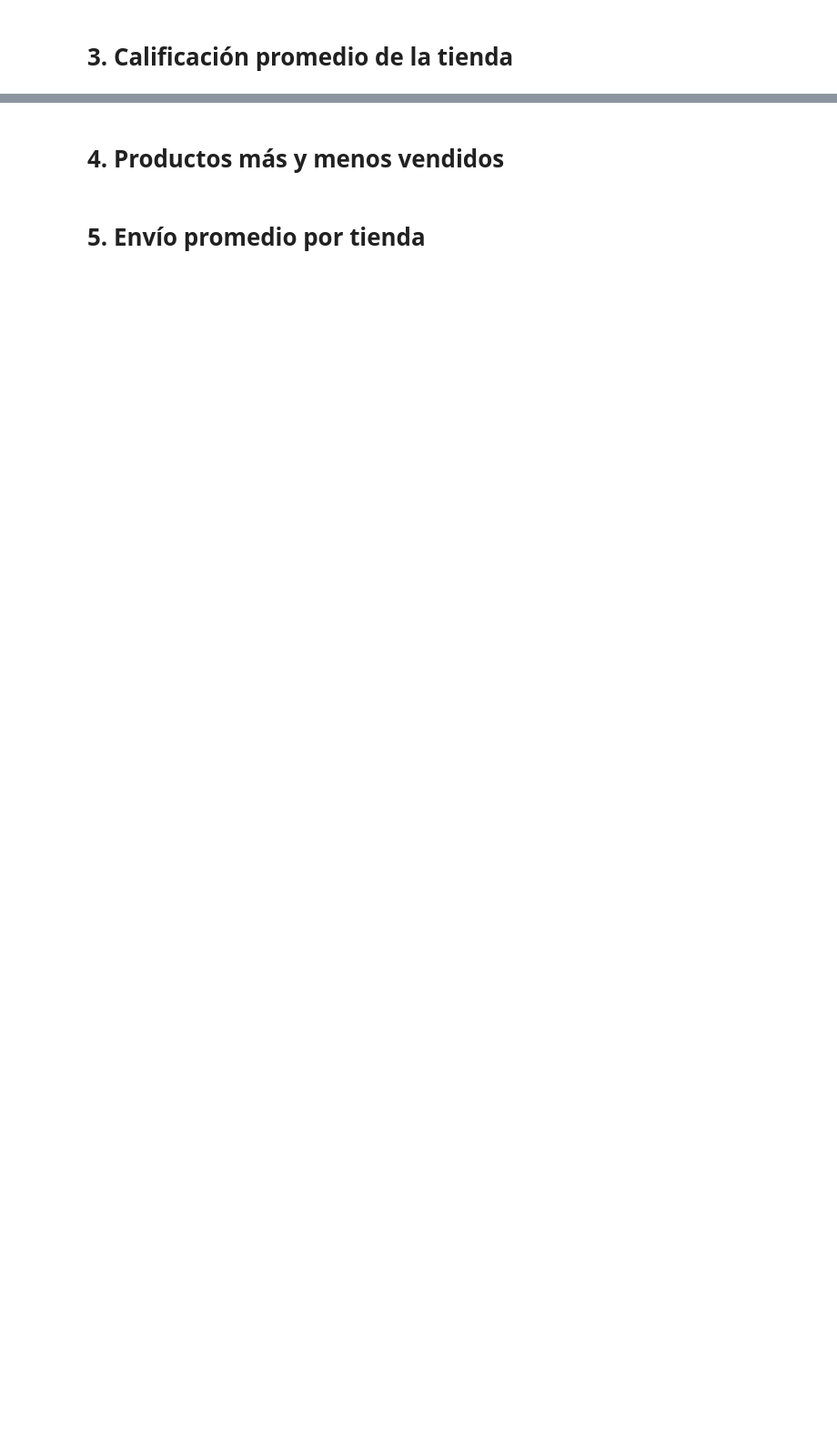
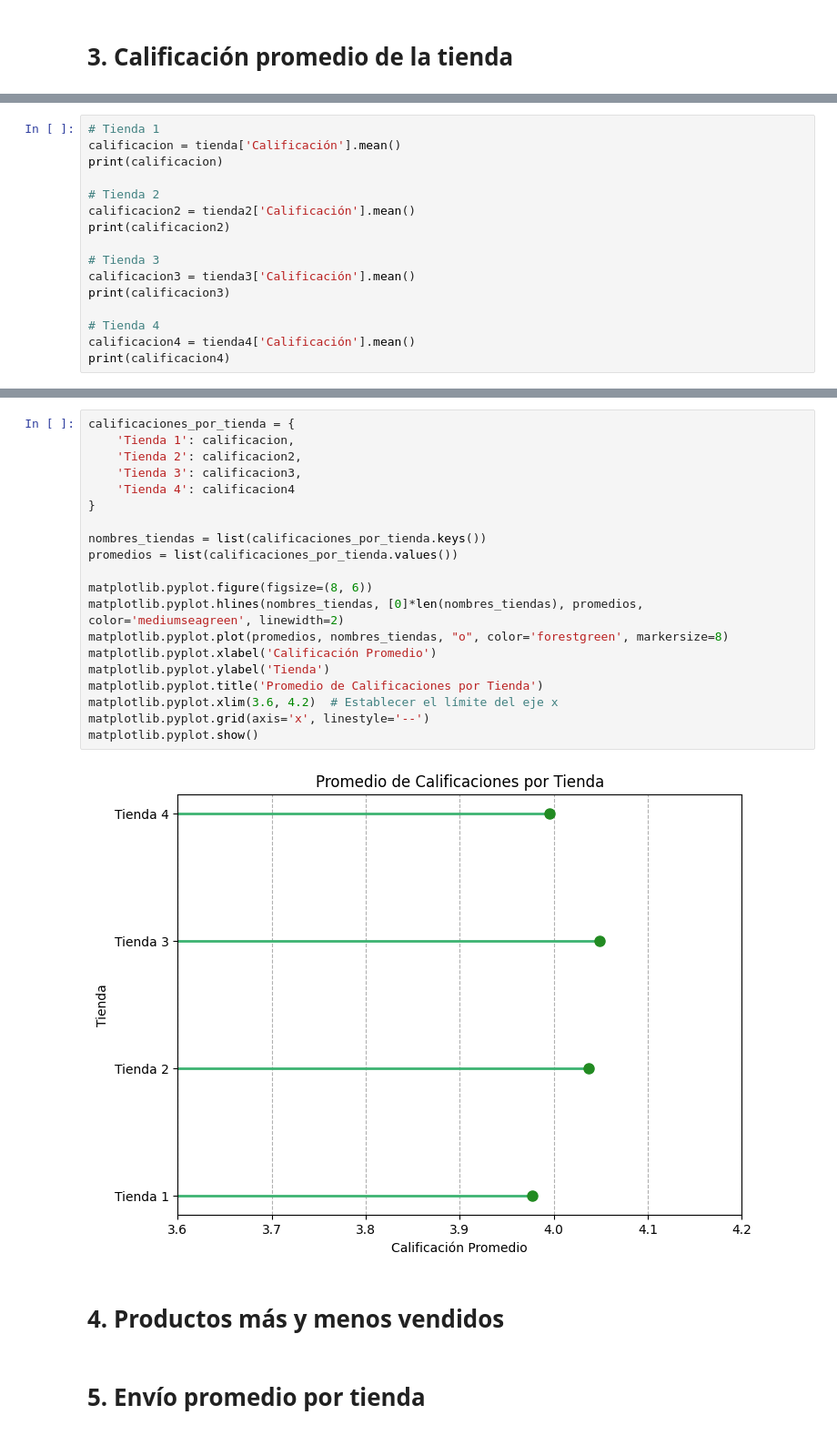
Before and after one commit to patriciopilco/Programming-Skills-Level0, a Jupyter notebook: AluraStoreLatam.ipynb, the cells around one changed output, grey strips where cells are left out. Shown at 91% size. Drawn from its saved outputs; the diff is of its cells as text; blank space fills up the shorter version.

Commit message:
Calificación promedio de la tienda

```diff
--- a/AluraStoreLatam.ipynb
+++ b/AluraStoreLatam.ipynb
@@ -208,0 +179,16 @@ matplotlib.pyplot.show()
+# %%
+# Tienda 1
+calificacion = tienda['Calificación'].mean()
+print(calificacion)
+
+# Tienda 2
+calificacion2 = tienda2['Calificación'].mean()
+print(calificacion2)
+
+# Tienda 3
+calificacion3 = tienda3['Calificación'].mean()
+print(calificacion3)
+
+# Tienda 4
+calificacion4 = tienda4['Calificación'].mean()
+print(calificacion4)
@@ -209,3 +200,25 @@ matplotlib.pyplot.show()
+# %%
+calificaciones_por_tienda = {
+    'Tienda 1': calificacion,
+    'Tienda 2': calificacion2,
+    'Tienda 3': calificacion3,
+    'Tienda 4': calificacion4
+}
+
+nombres_tiendas = list(calificaciones_por_tienda.keys())
+promedios = list(calificaciones_por_tienda.values())
+
+matplotlib.pyplot.figure(figsize=(8, 6))
+matplotlib.pyplot.hlines(nombres_tiendas, [0]*len(nombres_tiendas), promedios, color='mediumseagreen', linewidth=2)
+matplotlib.pyplot.plot(promedios, nombres_tiendas, "o", color='forestgreen', markersize=8)
+matplotlib.pyplot.xlabel('Calificación Promedio')
+matplotlib.pyplot.ylabel('Tienda')
+matplotlib.pyplot.title('Promedio de Calificaciones por Tienda')
+matplotlib.pyplot.xlim(3.6, 4.2)  # Establecer el límite del eje x
+matplotlib.pyplot.grid(axis='x', linestyle='--')
+matplotlib.pyplot.show()
+# %% [output]
+[figure, added]
 # %% [markdown]
 # 4. Productos más y menos vendidos
 # %% [markdown]
```
Also changed, not shown: parts of 3 cells of this notebook.
